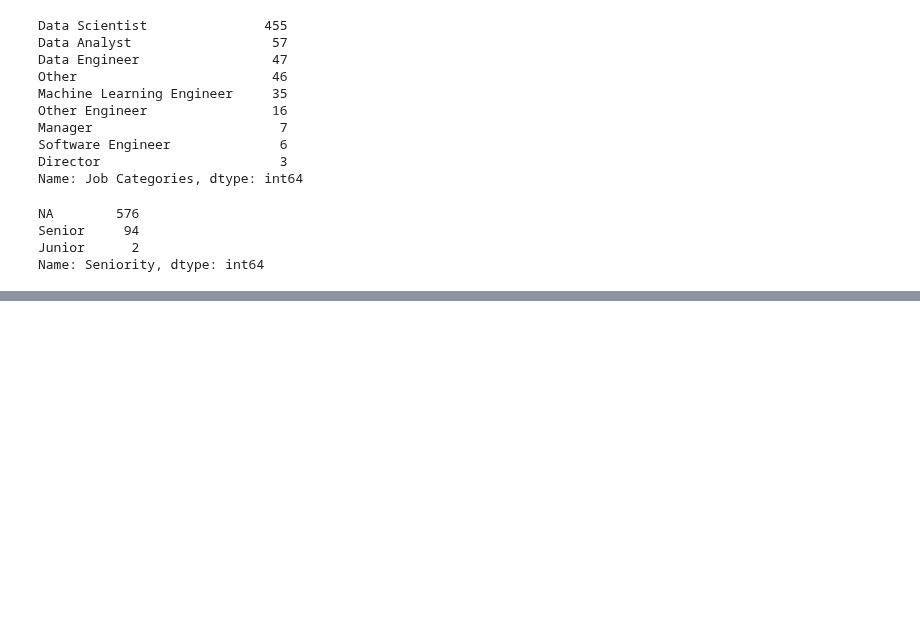
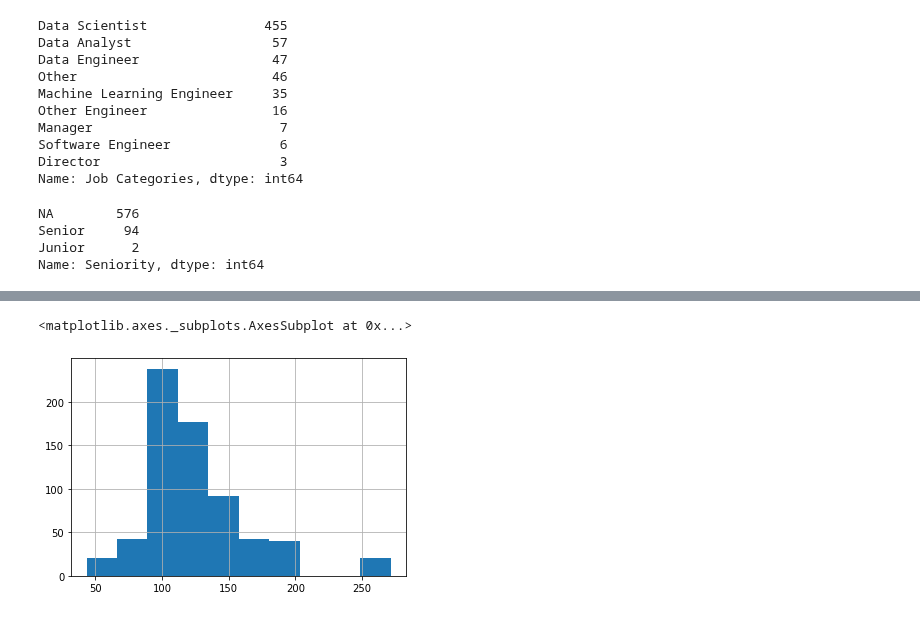
Before and after one commit to Aviost111/ds_project, a Jupyter notebook: data cleaning.ipynb, the cells around one changed output, grey strips where cells are left out. Drawn from its saved outputs; the diff is of its cells as text; code cells hidden in the pictures; blank space fills up the shorter version.

```diff
--- a/data cleaning.ipynb
+++ b/data cleaning.ipynb
@@ -309,0 +380,5 @@ Name: State, dtype: int64
+# %%
+df['Avg Salary'].hist()
+# %% [output]
+<matplotlib.axes._subplots.AxesSubplot at 0x...>
+[figure, added]
```
Also changed, not shown: parts of 13 cells of this notebook.
